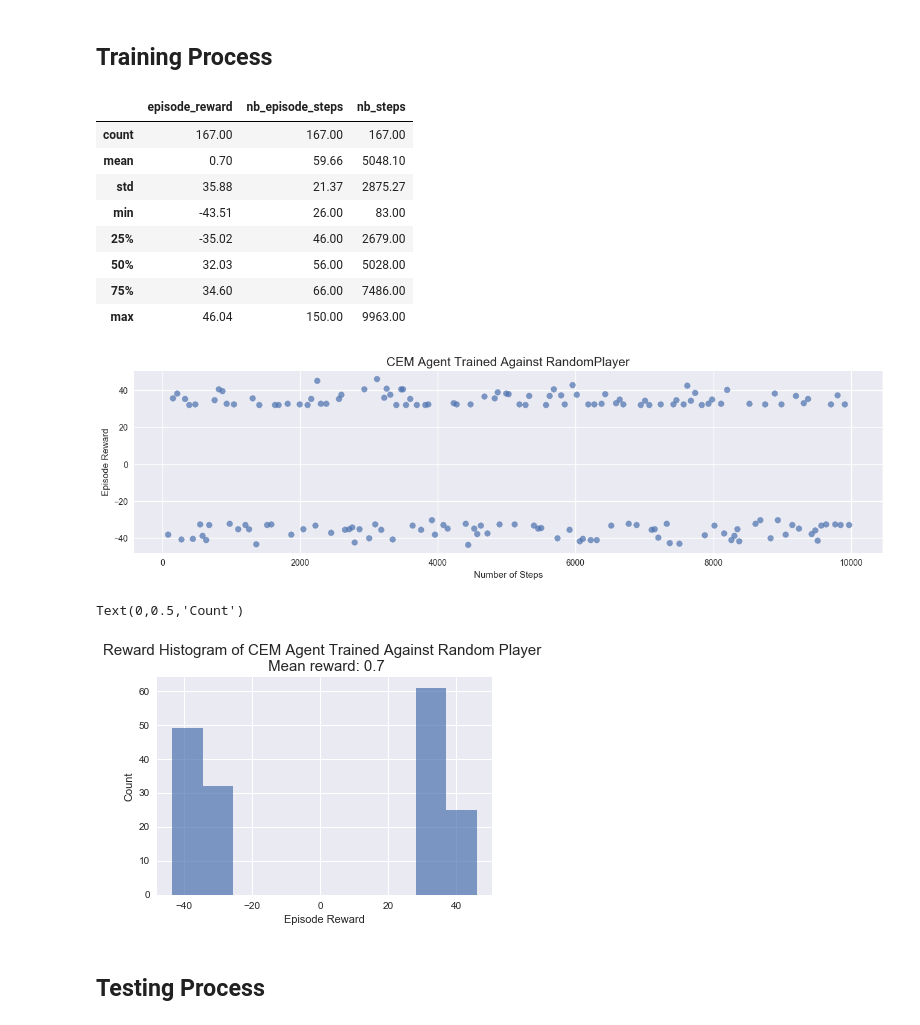
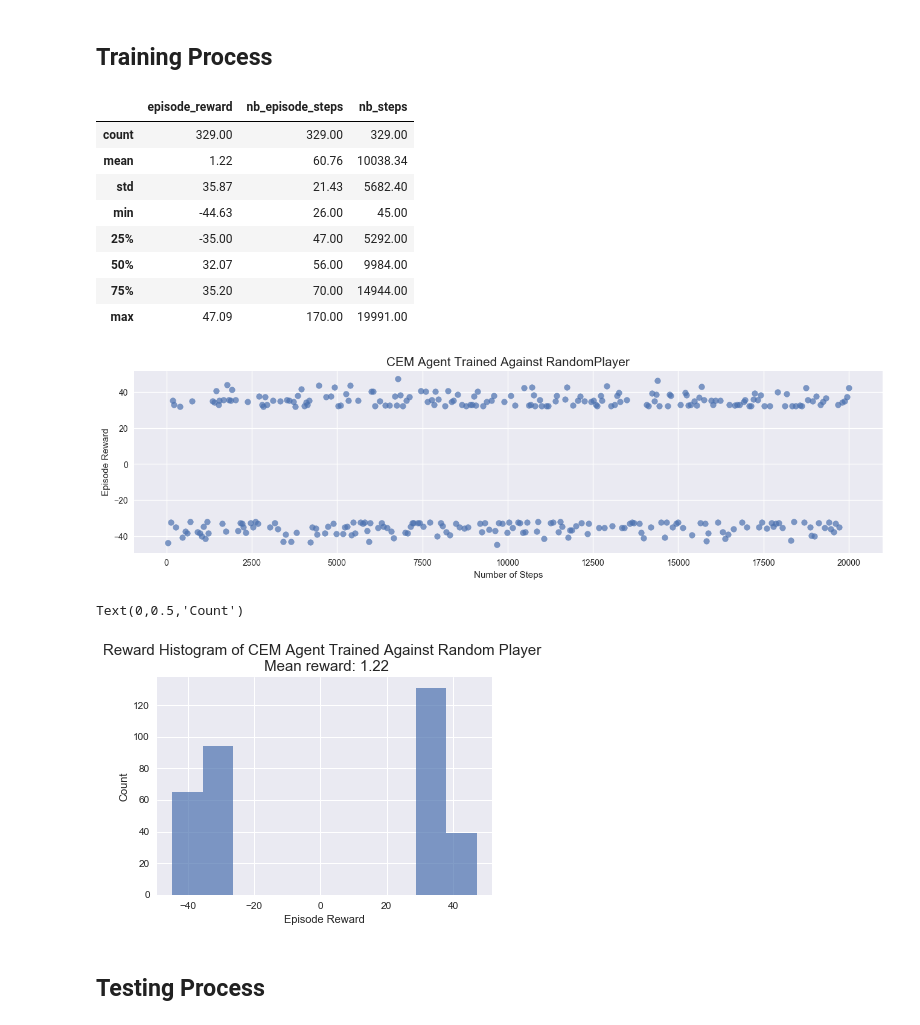
Before and after one commit to vuhcl/poke-env, a Jupyter notebook: src/CEMAgent/CEM-Showdown-Results.ipynb, the cells around one changed output. Drawn from its saved outputs; the diff is of its cells as text; code cells hidden in the pictures.

```diff
--- a/src/CEMAgent/CEM-Showdown-Results.ipynb
+++ b/src/CEMAgent/CEM-Showdown-Results.ipynb
@@ -9,20 +9,20 @@ sns.set()
 # %% [markdown]
 ## Training Process
 # %%
-random_train = pd.read_csv('RandomPlayer_trainlog_10000eps.csv')
+random_train = pd.read_csv('RandomPlayer_trainlog_20000eps.csv')
 random_train.drop('Unnamed: 0', axis=1, inplace=True)
 random_train_stats = random_train.describe().round(2)
 random_train_stats
 # %% [output]
 |  | episode_reward | nb_episode_steps | nb_steps |
-| count | 167.00 | 167.00 | 167.00 |
-| mean | 0.70 | 59.66 | 5048.10 |
-| std | 35.88 | 21.37 | 2875.27 |
-| min | -43.51 | 26.00 | 83.00 |
-| 25% | -35.02 | 46.00 | 2679.00 |
-| 50% | 32.03 | 56.00 | 5028.00 |
-| 75% | 34.60 | 66.00 | 7486.00 |
-| max | 46.04 | 150.00 | 9963.00 |
+| count | 329.00 | 329.00 | 329.00 |
+| mean | 1.22 | 60.76 | 10038.34 |
+| std | 35.87 | 21.43 | 5682.40 |
+| min | -44.63 | 26.00 | 45.00 |
+| 25% | -35.00 | 47.00 | 5292.00 |
+| 50% | 32.07 | 56.00 | 9984.00 |
+| 75% | 35.20 | 70.00 | 14944.00 |
+| max | 47.09 | 170.00 | 19991.00 |
 # %%
 plt.figure(figsize=(16,4), dpi=100)
 plt.scatter(random_train['nb_steps'], random_train['episode_reward'], alpha = 0.7)
@@ -36,9 +36,9 @@ plt.title(f"Reward Histogram of CEM Agent Trained Against Random Player \n Mean
 plt.xlabel('Episode Reward')
 plt.ylabel('Count')
 # %% [output]
-[figure, old version]
+[figure, new version]
 Text(0,0.5,'Count')
-[figure, old version]
+[figure, new version]
 # %% [markdown]
 ## Testing Process
 # %%
```
Also changed, not shown: parts of 3 cells of this notebook.
